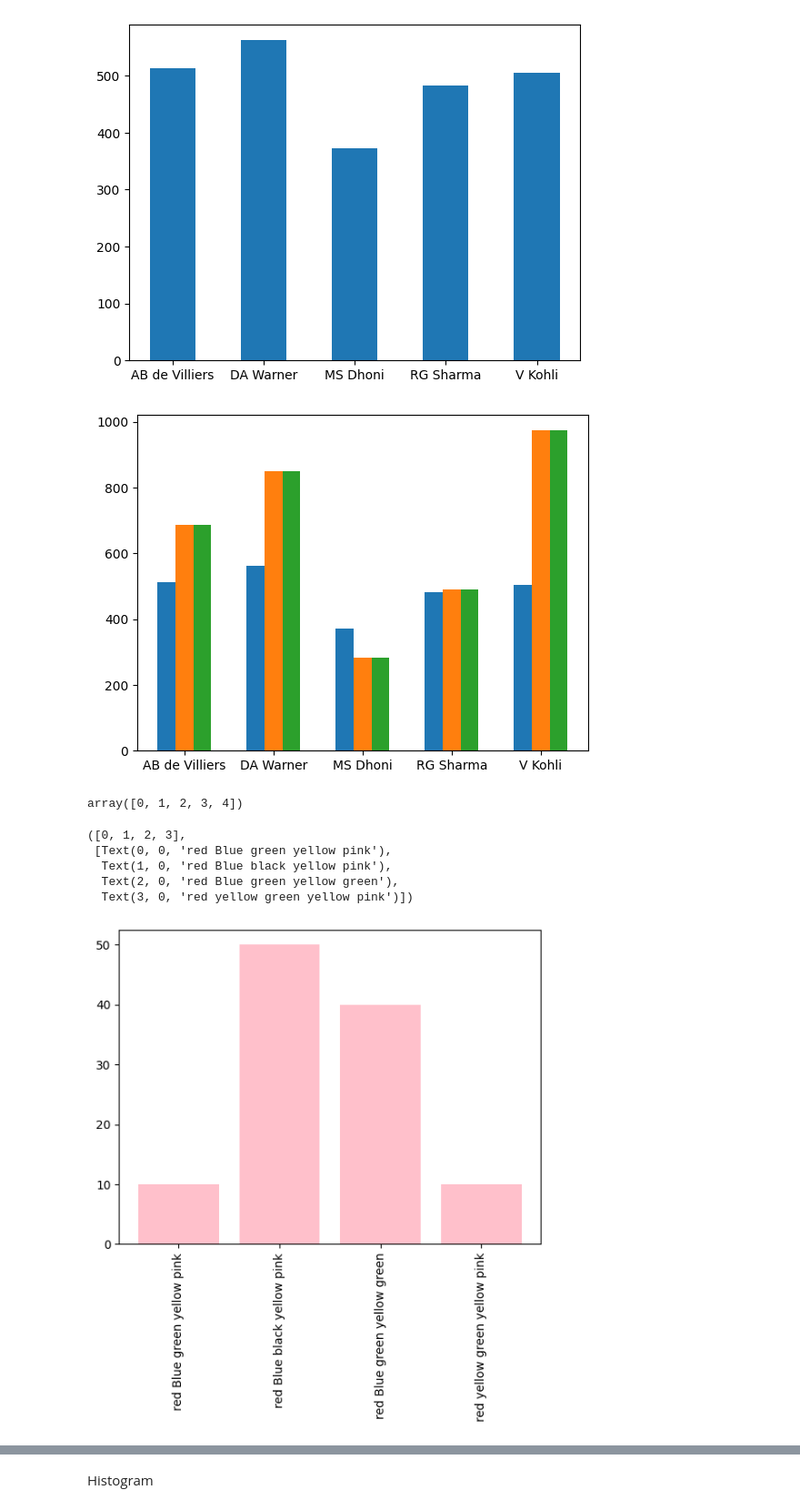
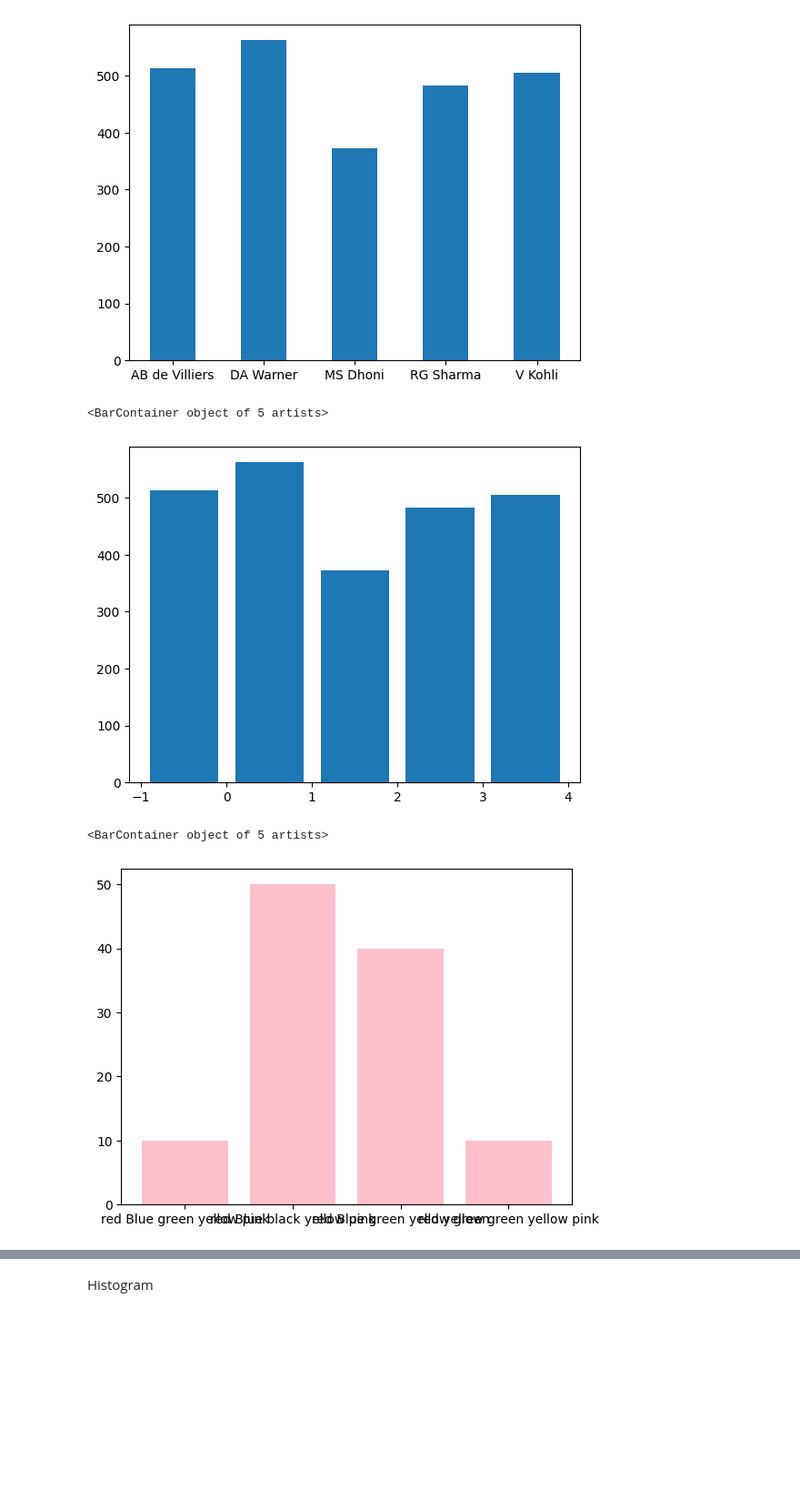
Before and after one commit to rahulkumar80026/Machine-Learning-Basic-to-Advanced, a Jupyter notebook: DataVisulization/1st.ipynb, the cells around one changed output, grey strips where cells are left out. Shown at 91% size. Saved outputs shown, nothing was run; the diff lists cells and outputs as text; code cells hidden in the pictures; blank space fills up the shorter version.

```diff
--- a/DataVisulization/1st.ipynb
+++ b/DataVisulization/1st.ipynb
@@ -294,32 +311,30 @@ plt.bar(df['batsman'],df['2015'],width=0.5)
 [figure]
 # %%
 # multiple bar chart & xticks
-plt.bar(np.arange(df.shape[0]) - 0.2,df['2015'],width=0.2)
-plt.bar(np.arange(df.shape[0]) ,df['2016'],width=0.2)
-plt.bar(np.arange(df.shape[0]) + 0.2,df['2016'],width=0.2)
+# np.arange(df.shape[0])
+# plt.bar(np.arange(df.shape[0]) -0.5,df['2015'])
+# plt.bar(np.arange(df.shape[0]) - 0.2,df['2015'],width=0.2)
+# plt.bar(np.arange(df.shape[0]) ,df['2016'],width=0.2)
+# plt.bar(np.arange(df.shape[0]) + 0.2,df['2017'],width=0.2)
 
-plt.xticks(np.arange(df.shape[0]),df['batsman'])
-plt.show()
+# plt.xticks(np.arange(df.shape[0]),df['batsman'])
+# plt.show()
+
+#change color
+# plt.bar(np.arange(df.shape[0]) + 0.2,df['2017'],width=0.2,color = 'red')
 # %% [output]
+<BarContainer object of 5 artists>
-[figure, old version]
+[figure, new version]
-# %%
-np.arange(df.shape[0])
-# %% [output]
-array([0, 1, 2, 3, 4])
 # %%
 # a problem
 children =[10,20,40,10,50]
 colors = ['red Blue green yellow pink','red Blue black yellow pink','red Blue green yellow green','red yellow green yellow pink','red Blue black yellow pink']
 
 plt.bar(colors,children,color='pink')
-plt.xticks(rotation='vertical')
+# plt.xticks(rotation='vertical')
 # %% [output]
-([0, 1, 2, 3],
- [Text(0, 0, 'red Blue green yellow pink'),
-  Text(1, 0, 'red Blue black yellow pink'),
-  Text(2, 0, 'red Blue green yellow green'),
-  Text(3, 0, 'red yellow green yellow pink')])
+<BarContainer object of 5 artists>
-[figure, old version]
+[figure, new version]
 # %%
 # Stack bar chart
 plt.bar(df['batsman'],df['2017'],label='2017')
```
Also changed, not shown: parts of 4 cells of this notebook, 2 other files.
